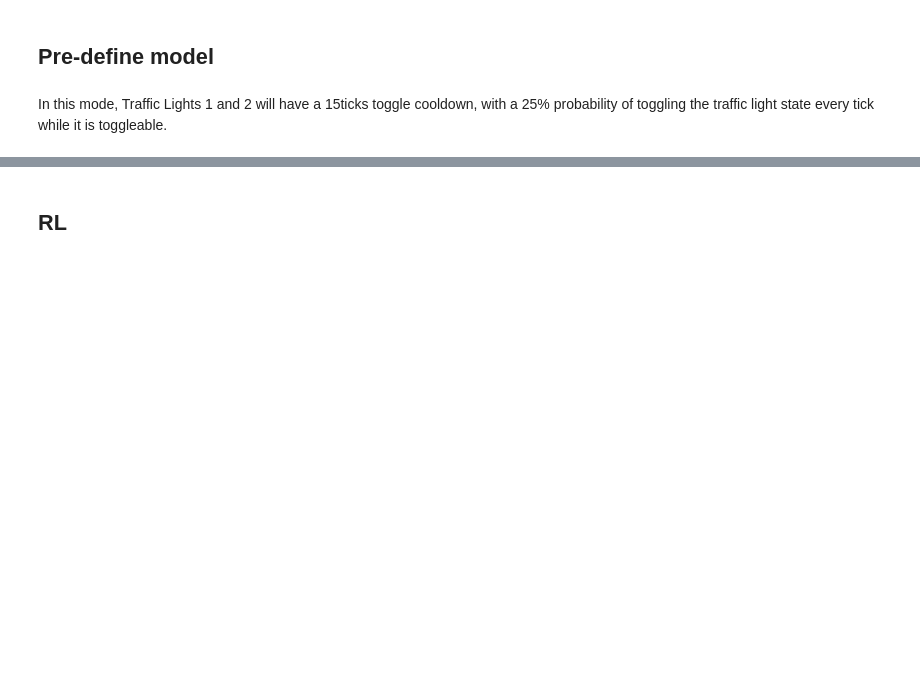
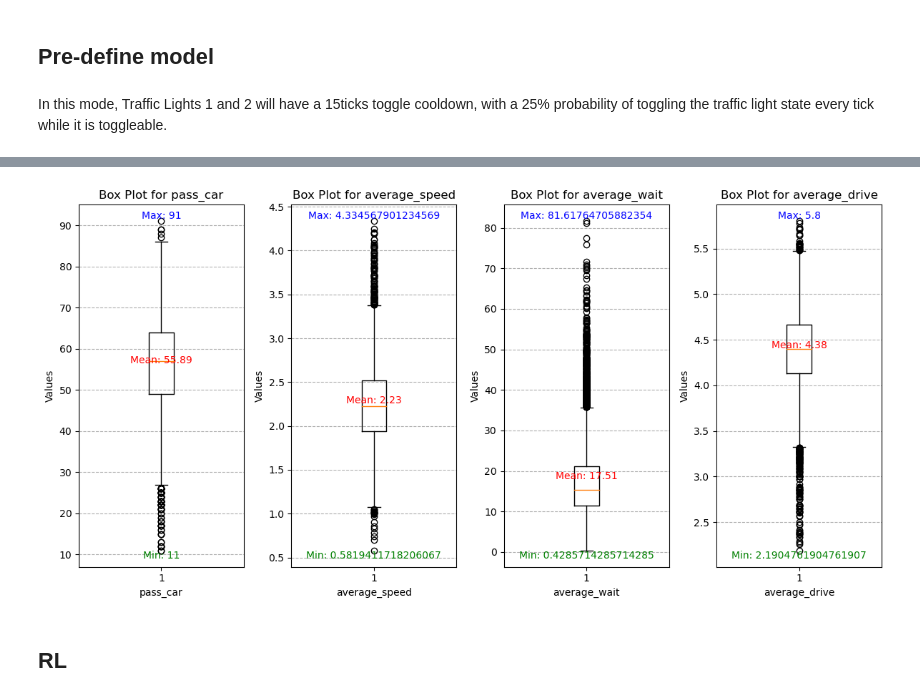
Before and after one commit to X-Fan-Jack/SmartTrafficLight-ABM-RL, a Jupyter notebook: data_analysis/0_project_double_junction.ipynb, the cells around one changed output, grey strips where cells are left out. Cells and saved outputs as stored; diff of their text form; code cells hidden in the pictures; blank space fills up the shorter version.

```diff
--- a/data_analysis/0_project_double_junction.ipynb
+++ b/data_analysis/0_project_double_junction.ipynb
@@ -316,0 +144,5 @@ plt.show()
+# %%
+csv_pre = pd.read_csv("./model/0_double_junction_model_sample.csv")
+# Rename the columns using the mapping
+csv_pre.rename(columns=column_mapping, inplace=True)
+# csv_pre.info()
@@ -316,0 +167,4 @@ plt.show()
+# %%
+pre_df = csv_pre[['pass_car', 'average_speed', 'average_wait', 'average_drive']].copy()
+pre_df = pre_df[pre_df['average_wait'] != 0]
+pre_df.describe()
@@ -317,3 +181,7 @@ plt.show()
+# %%
+getBoxplots(pre_df)
+# %% [output]
+[figure, added]
 # %% [markdown]
 ## RL
 # %% [markdown]
```
Also changed, not shown: parts of 34 cells of this notebook, 1 other file.
